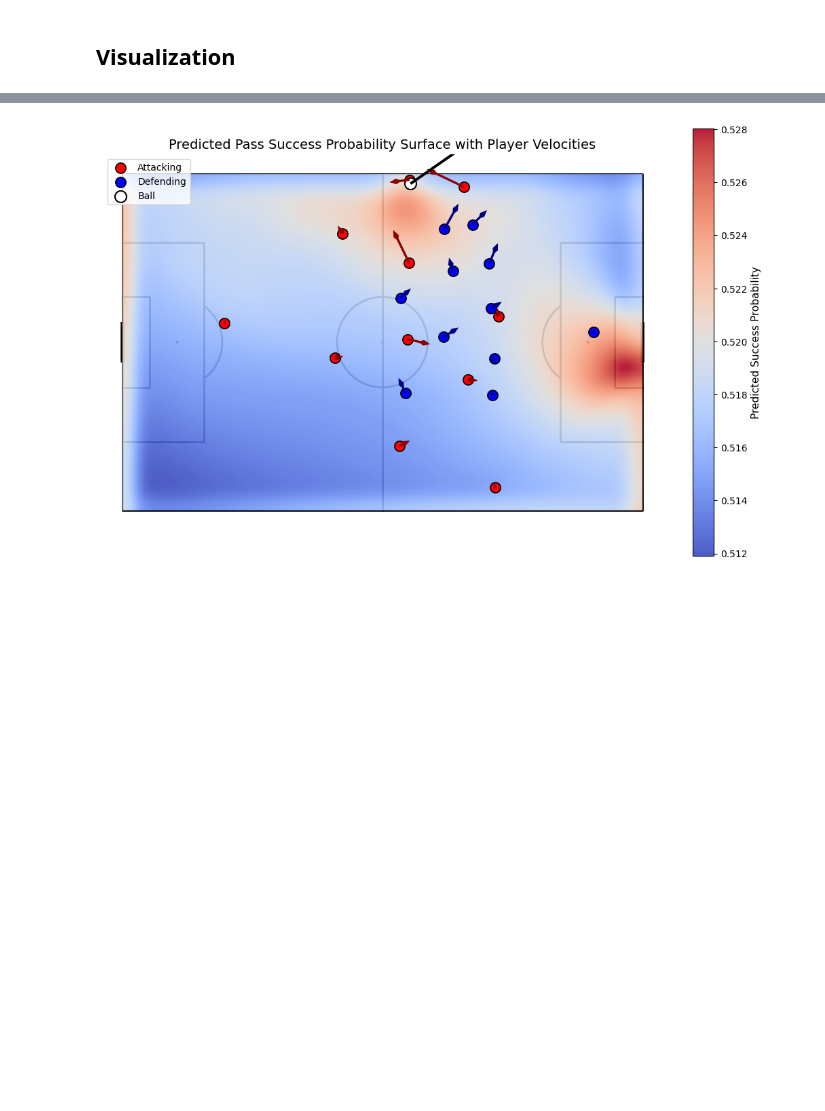
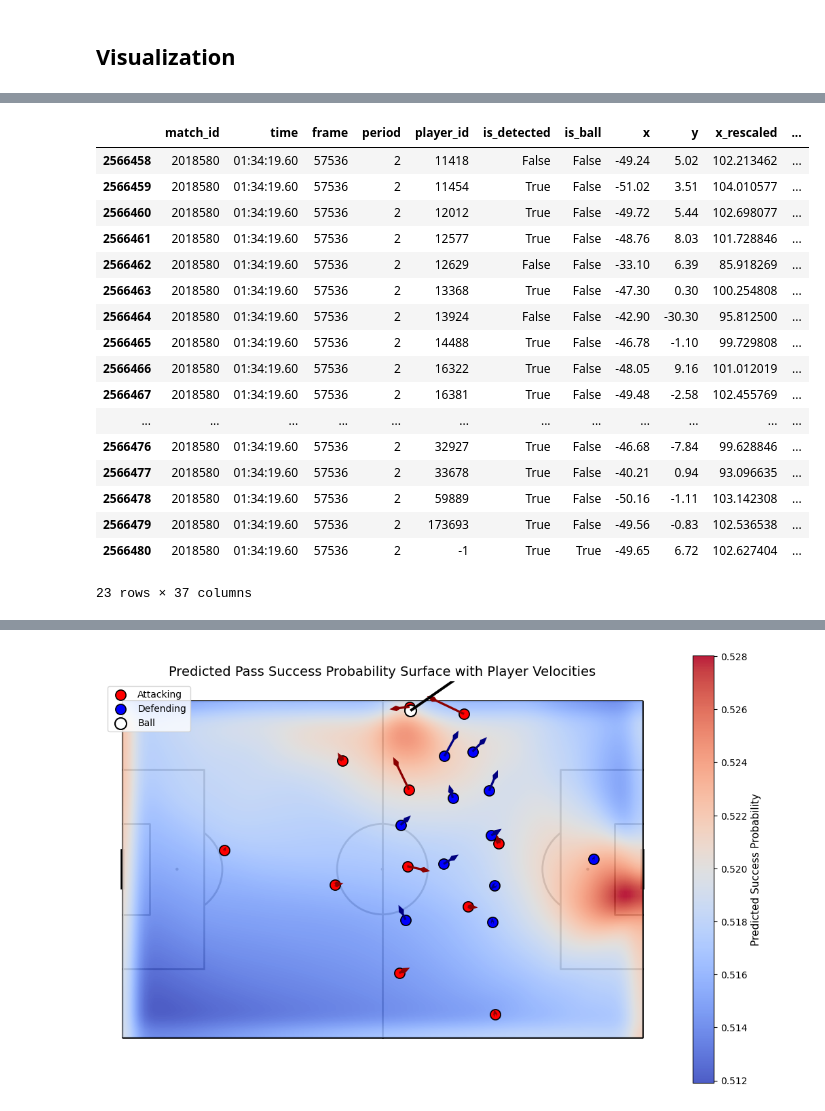
Before and after one commit to TustiWutsi/player_pitch_control_clustering, a Jupyter notebook: soccermap_training.ipynb, the cells around one changed output, grey strips where cells are left out. Cells and saved outputs as stored; diff of their text form; code cells hidden in the pictures; blank space fills up the shorter version.

```diff
--- a/soccermap_training.ipynb
+++ b/soccermap_training.ipynb
@@ -2011,0 +2265,21 @@ Per-channel std: tensor([0.3242, 0.3201, 0.3535, 0.3297, 0.3362, 0.3182, 0.3626,
+# %%
+balanced_df[(balanced_df.match_id == 2018580)&(balanced_df.frame == 57536)]
+# %% [output]
+|  | match_id | time | frame | period | player_id | is_detected | is_ball | x | y | x_rescaled | ... |
+| 2566458 | 2018580 | 01:34:19.60 | 57536 | 2 | 11418 | False | False | -49.24 | 5.02 | 102.213462 | ... |
+| 2566459 | 2018580 | 01:34:19.60 | 57536 | 2 | 11454 | True | False | -51.02 | 3.51 | 104.010577 | ... |
+| 2566460 | 2018580 | 01:34:19.60 | 57536 | 2 | 12012 | True | False | -49.72 | 5.44 | 102.698077 | ... |
+| 2566461 | 2018580 | 01:34:19.60 | 57536 | 2 | 12577 | True | False | -48.76 | 8.03 | 101.728846 | ... |
+| 2566462 | 2018580 | 01:34:19.60 | 57536 | 2 | 12629 | False | False | -33.10 | 6.39 | 85.918269 | ... |
+| 2566463 | 2018580 | 01:34:19.60 | 57536 | 2 | 13368 | True | False | -47.30 | 0.30 | 100.254808 | ... |
+| 2566464 | 2018580 | 01:34:19.60 | 57536 | 2 | 13924 | False | False | -42.90 | -30.30 | 95.812500 | ... |
+| 2566465 | 2018580 | 01:34:19.60 | 57536 | 2 | 14488 | True | False | -46.78 | -1.10 | 99.729808 | ... |
+| 2566466 | 2018580 | 01:34:19.60 | 57536 | 2 | 16322 | True | False | -48.05 | 9.16 | 101.012019 | ... |
+| 2566467 | 2018580 | 01:34:19.60 | 57536 | 2 | 16381 | True | False | -49.48 | -2.58 | 102.455769 | ... |
+| ... | ... | ... | ... | ... | ... | ... | ... | ... | ... | ... | ... |
+| 2566476 | 2018580 | 01:34:19.60 | 57536 | 2 | 32927 | True | False | -46.68 | -7.84 | 99.628846 | ... |
+| 2566477 | 2018580 | 01:34:19.60 | 57536 | 2 | 33678 | True | False | -40.21 | 0.94 | 93.096635 | ... |
+| 2566478 | 2018580 | 01:34:19.60 | 57536 | 2 | 59889 | True | False | -50.16 | -1.11 | 103.142308 | ... |
+| 2566479 | 2018580 | 01:34:19.60 | 57536 | 2 | 173693 | True | False | -49.56 | -0.83 | 102.536538 | ... |
+| 2566480 | 2018580 | 01:34:19.60 | 57536 | 2 | -1 | True | True | -49.65 | 6.72 | 102.627404 | ... |
+23 rows × 37 columns
```
Also changed, not shown: parts of 49 cells of this notebook, 2 other files.
